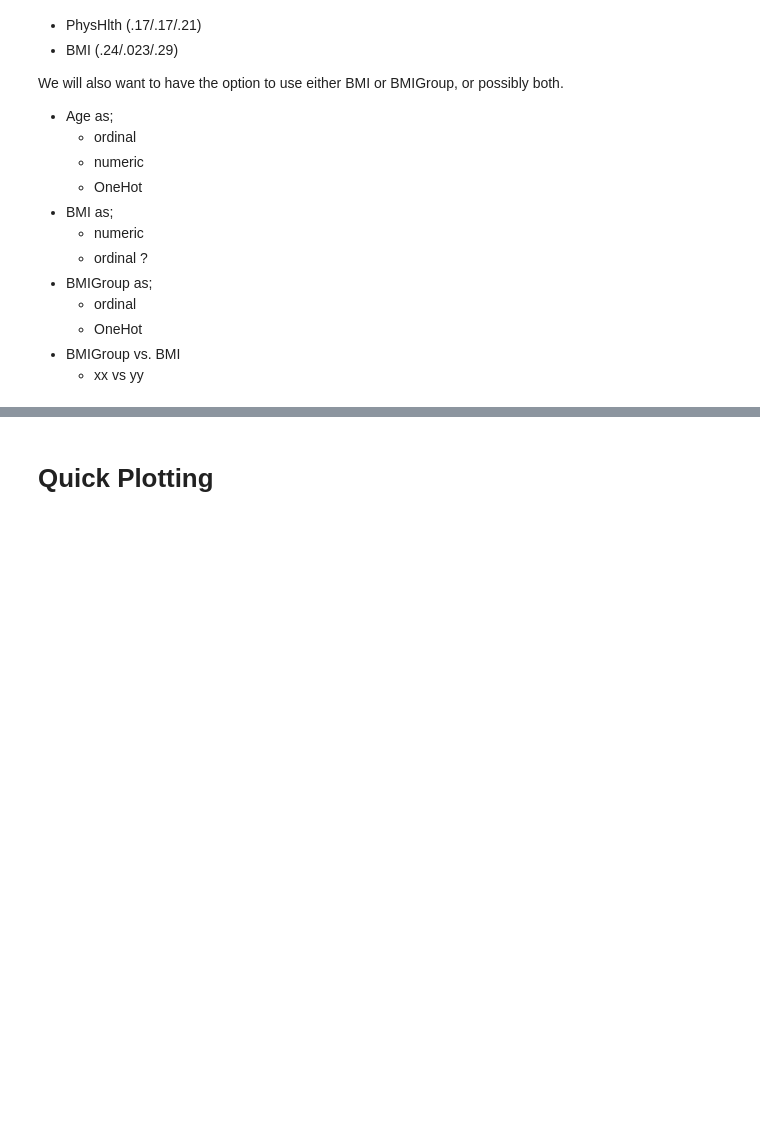
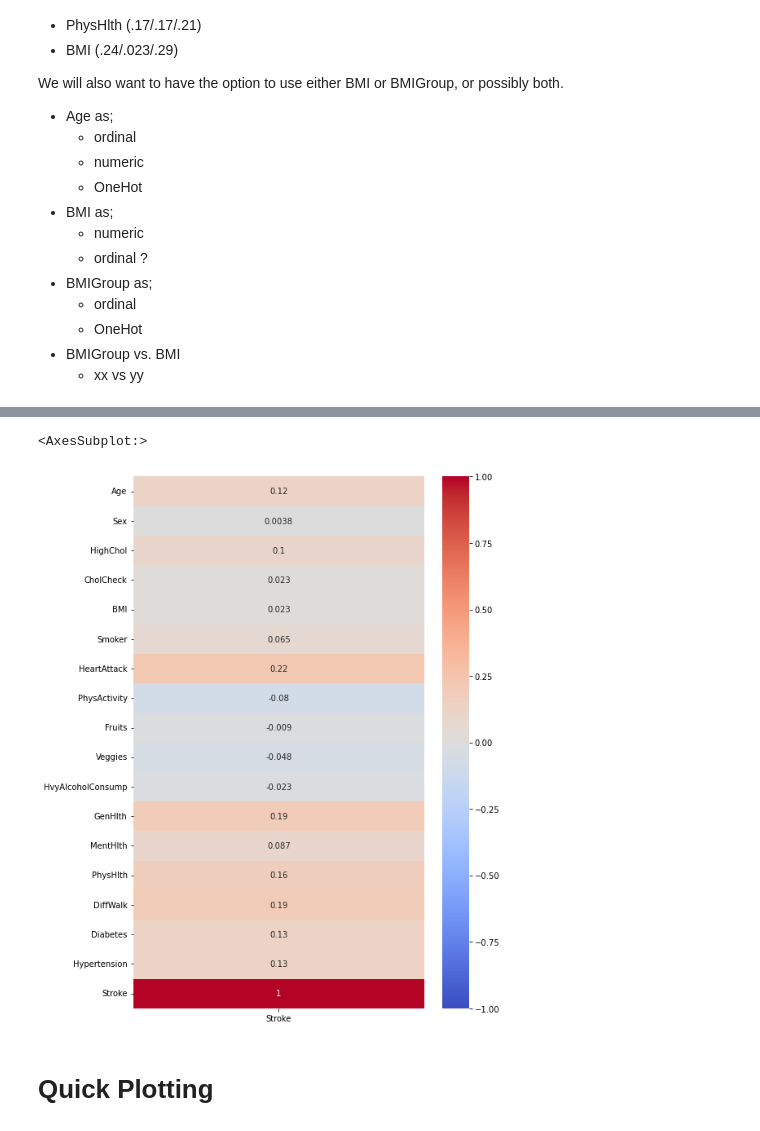
Before and after one commit to CharlesPizza/HealthRiskAssessment, a Jupyter notebook: Health Prediction.ipynb, the cells around one changed output, grey strips where cells are left out. Cells and saved outputs as stored; diff of their text form; code cells hidden in the pictures; blank space fills up the shorter version.

Commit message:
Isolating Stroke for feature reduction

```diff
--- a/Health Prediction.ipynb
+++ b/Health Prediction.ipynb
@@ -501,0 +544,7 @@ health_prepared = full_pipeline.fit_transform(master)
+# %%
+_corr = data.corr()
+plt.figure(figsize=(8, 12))
+sns.heatmap(_corr[['Stroke']], vmin=-1, vmax=1, annot=True, cmap='coolwarm')
+# %% [output]
+<AxesSubplot:>
+[figure, added]
```
Also changed, not shown: parts of 14 cells of this notebook, 2 other files.
